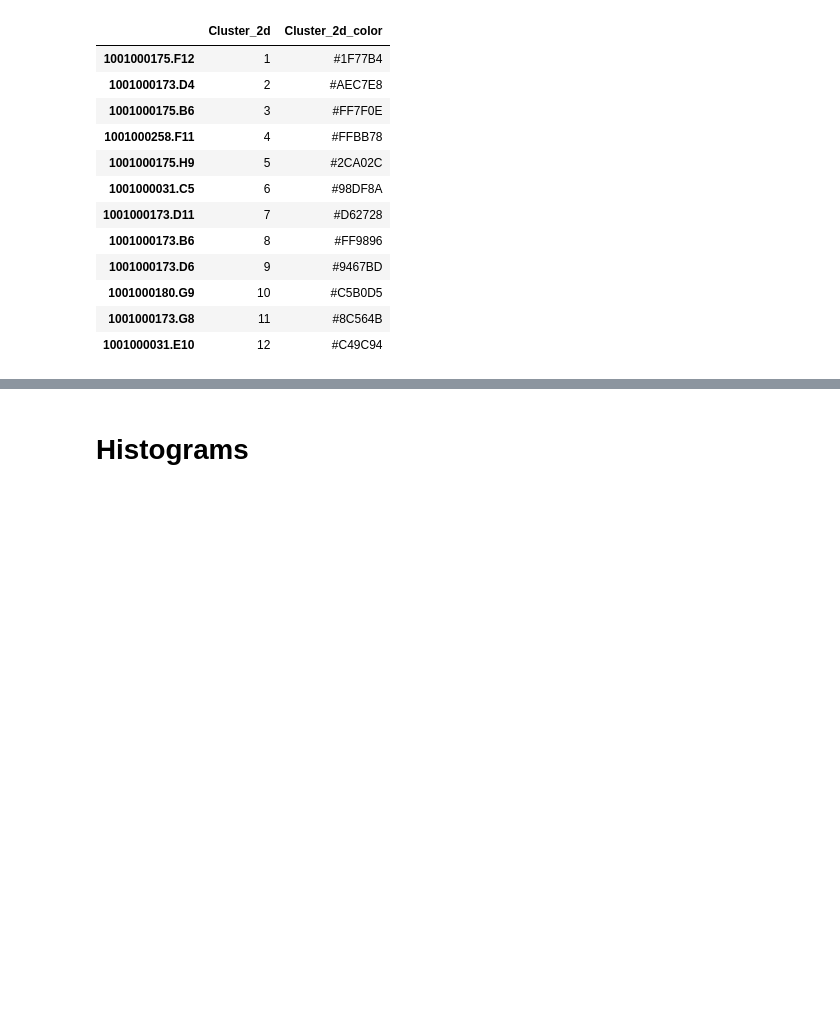
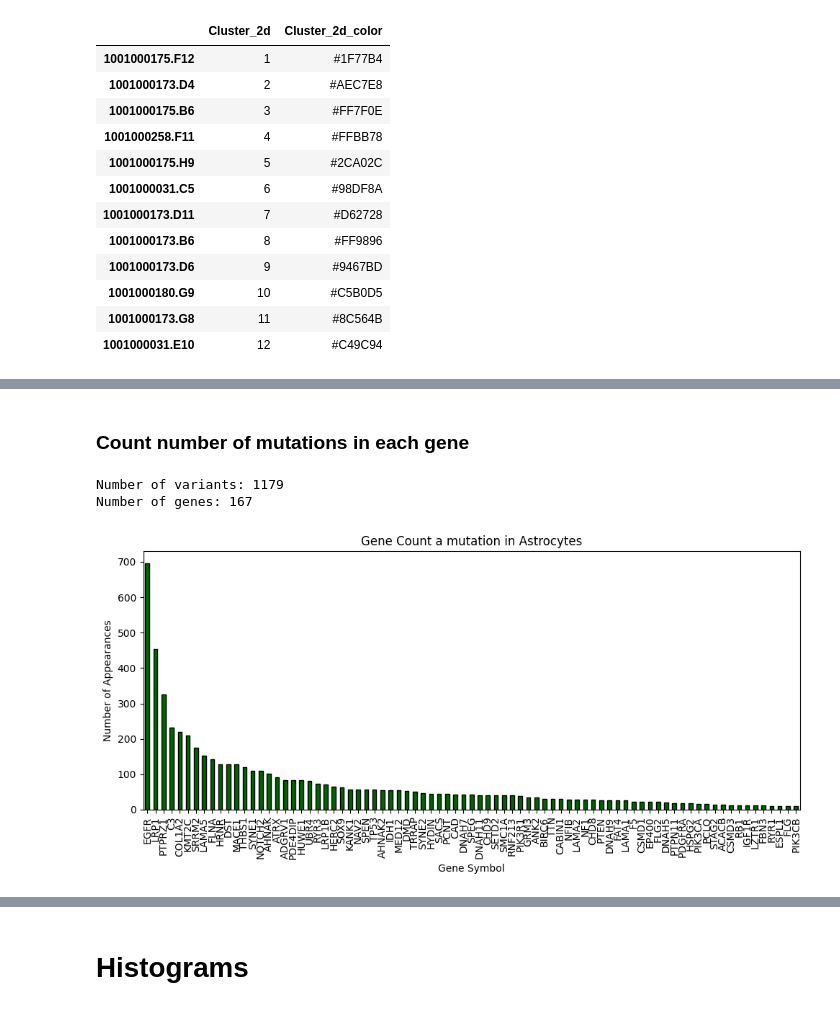
Before and after one commit to pachterlab/RLSRP_2025, a Jupyter notebook: notebooks/Fig1_single_cell_analysis.ipynb, the cells around one changed output, grey strips where cells are left out. Cells and saved outputs as stored; diff of their text form; code cells hidden in the pictures; blank space fills up the shorter version.

Commit message:
continuing single cell analysis, and modified gatk scripts to take in 2 files

```diff
--- a/notebooks/Fig1_single_cell_analysis.ipynb
+++ b/notebooks/Fig1_single_cell_analysis.ipynb
@@ -158,0 +238,4 @@ metadata_df[['Cluster_2d', 'Cluster_2d_color']].drop_duplicates().sort_values('C
+# %%
+adata.obs = adata.obs.reset_index().merge(metadata_df_sra[["Run", "experiment_name", "cell_type", "neoplastic", "Patient_ID", "tissue", "tsne_cluster"]], on="Run", how="left").rename(columns={"cell_type": "cell_type_sra"}).set_index('barcode')
+adata.obs["cell_type"] = adata.obs["tsne_cluster"].astype(str).map(cluster_color_to_identity_dict)
+adata.obs["cell_type_broad"] = adata.obs["cell_type"].apply(lambda x: x.rsplit(" ", 1)[0])
@@ -158,0 +269,4 @@ metadata_df[['Cluster_2d', 'Cluster_2d_color']].drop_duplicates().sort_values('C
+# %%
+# adata.obs.index = adata.obs.index.astype(str)  # avoid Don’t call _normalize_index with non-categorical/string names
+categories_to_keep = ["Neoplastic cells", "Astrocytes"]
+adata_astrocytes = adata[adata.obs["cell_type_broad"].isin(categories_to_keep)].copy()
@@ -158,0 +275,3 @@ metadata_df[['Cluster_2d', 'Cluster_2d_color']].drop_duplicates().sort_values('C
+# %%
+cell_type_counts = adata_astrocytes.obs["cell_type_broad"].value_counts()
+cell_type_counts
@@ -158,0 +316,30 @@ metadata_df[['Cluster_2d', 'Cluster_2d_color']].drop_duplicates().sort_values('C
+# %% [markdown]
+### Count number of mutations in each gene
+# %%
+# Create mask: keep rows where at least one of the counts is > 0
+mask = ~((adata_astrocytes.var["number_obs_neoplastic_astrocyte"] == 0) &
+         (adata_astrocytes.var["number_obs_healthy_astrocyte"] == 0))
+
+# Apply to get a filtered copy
+adata_astrocytes_filtered = adata_astrocytes[:, mask].copy()
+# %%
+gene_counts = adata_astrocytes_filtered.var["gene_symbol"].value_counts()
+
+print(f"Number of variants: {len(adata_astrocytes)}")
+print(f"Number of genes: {len(gene_counts)}")
+
+
+plt.figure(figsize=(10, 5))
+gene_counts_filtered = gene_counts[gene_counts > 10]
+gene_counts_filtered.plot(kind="bar", color="darkgreen", edgecolor="black")
+
+plt.ylabel("Number of Appearances")
+plt.xlabel("Gene Symbol")
+plt.title("Gene Count a mutation in Astrocytes")
+plt.xticks(rotation=90)
+plt.tight_layout()
+plt.show()
+# %% [output]
+Number of variants: 1179
+Number of genes: 167
+[figure, added]
```
Also changed, not shown: parts of 38 cells of this notebook, 2 other files.
